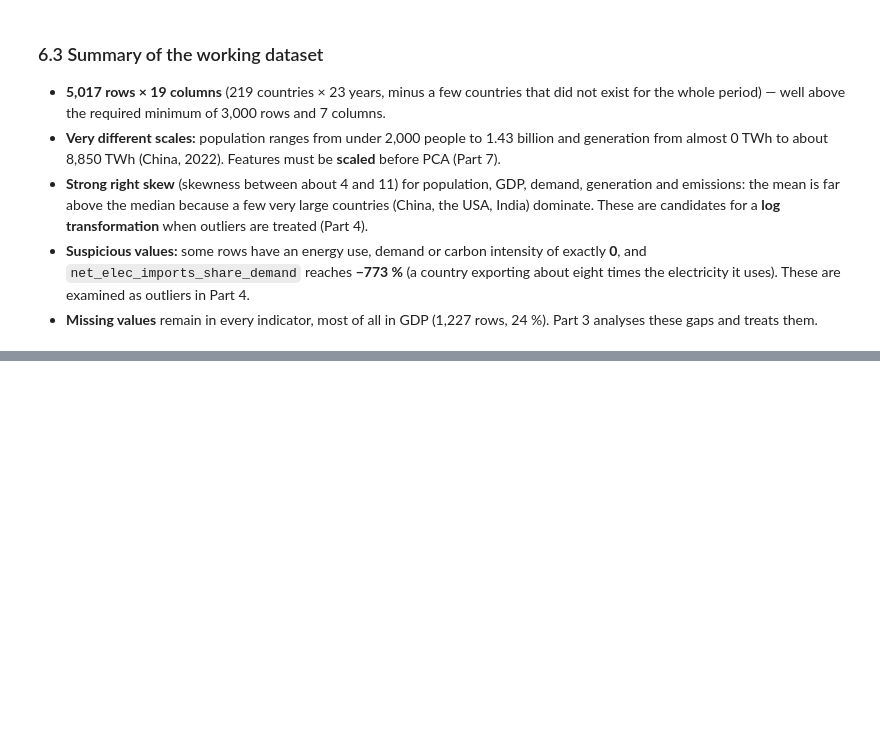
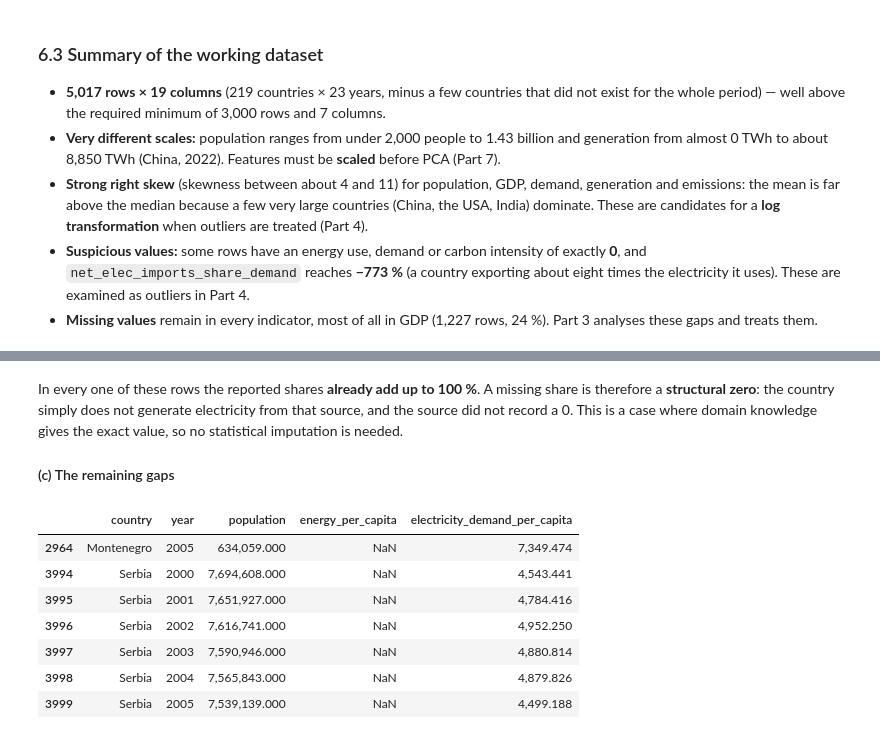
Before and after one commit to Md-Fahad2000/data_exploration_and_preparation_ca1, a Jupyter notebook: Energy_Transition_DEP.ipynb, the cells around one changed output, grey strips where cells are left out. Saved outputs shown, nothing was run; the diff lists cells and outputs as text; code cells hidden in the pictures; blank space fills up the shorter version.

```diff
--- a/Energy_Transition_DEP.ipynb
+++ b/Energy_Transition_DEP.ipynb
@@ -608,0 +724,21 @@ desc
+# %% [markdown]
+In every one of these rows the reported shares **already add up to 100 %**. A missing share is therefore a
+**structural zero**: the country simply does not generate electricity from that source, and the source
+did not record a 0. This is a case where domain knowledge gives the exact value, so no statistical
+imputation is needed.
+
+#### (c) The remaining gaps
+# %%
+# After removing the no-GDP countries, which other gaps are left (apart from the share columns)?
+other_cols = [c for c in NUM_COLS if c not in SHARE_COLS + ["gdp"]]
+left = df[~df["country"].isin(no_gdp)]
+left.loc[left[other_cols].isna().any(axis=1), ["country", "year"] + other_cols[:3]]
+# %% [output]
+|  | country | year | population | energy_per_capita | electricity_demand_per_capita |
+| 2964 | Montenegro | 2005 | 634,059.000 | NaN | 7,349.474 |
+| 3994 | Serbia | 2000 | 7,694,608.000 | NaN | 4,543.441 |
+| 3995 | Serbia | 2001 | 7,651,927.000 | NaN | 4,784.416 |
+| 3996 | Serbia | 2002 | 7,616,741.000 | NaN | 4,952.250 |
+| 3997 | Serbia | 2003 | 7,590,946.000 | NaN | 4,880.814 |
+| 3998 | Serbia | 2004 | 7,565,843.000 | NaN | 4,879.826 |
+| 3999 | Serbia | 2005 | 7,539,139.000 | NaN | 4,499.188 |
```
Also changed, not shown: parts of 24 cells of this notebook, 2 other files.
